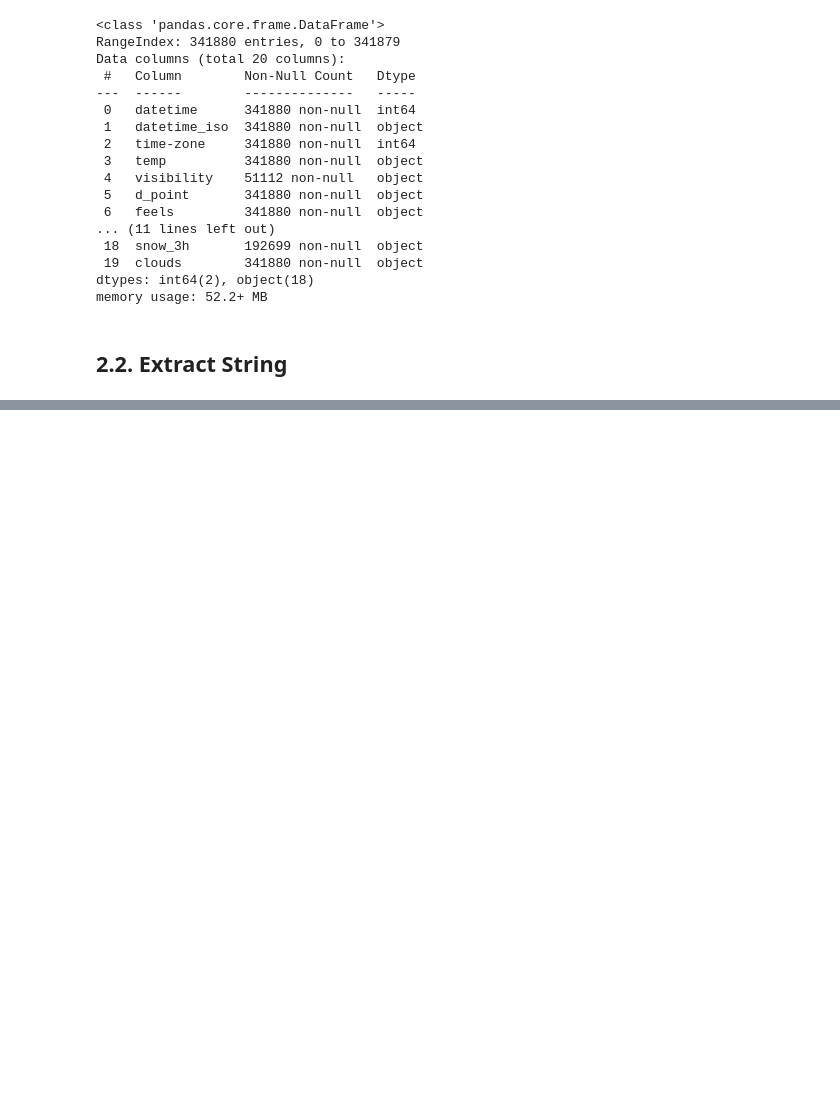
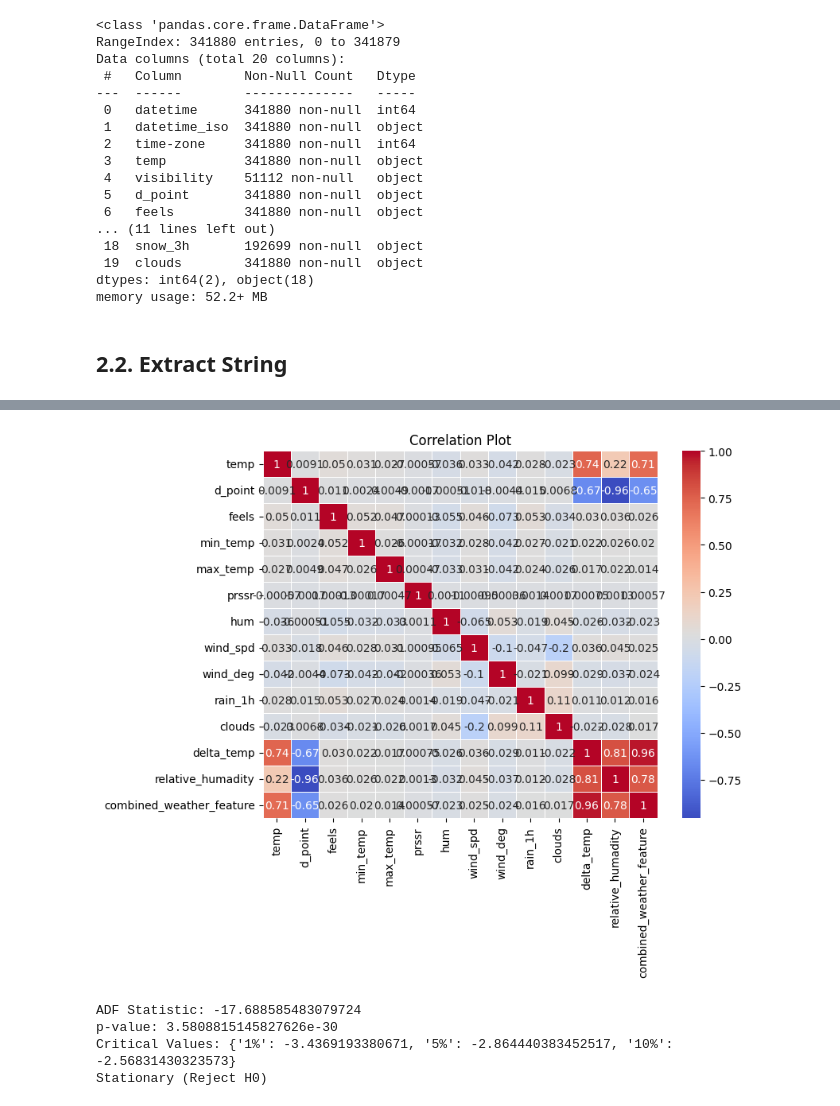
Before and after one commit to aymanrafif/rainforecasting_dq, a Jupyter notebook: lag_implementation.ipynb, the cells around one changed output, grey strips where cells are left out. Saved outputs shown, nothing was run; the diff lists cells and outputs as text; code cells hidden in the pictures; blank space fills up the shorter version.

```diff
--- a/lag_implementation.ipynb
+++ b/lag_implementation.ipynb
@@ -102,0 +233,2 @@ train.head()
+# %%
+train2 = train_df.drop(['rain_3h','snow_1h','snow_3h'], axis = 1)
@@ -102,0 +258,2 @@ train.head()
+# %%
+train2['combined_weather_feature'] = train2['temp'] * train2['relative_humadity'] * train2['clouds']
@@ -102,0 +270,11 @@ train.head()
+# %%
+# Calculate the correlation matrix
+correlation_matrix = train2.corr()
+
+# Create a heatmap using Seaborn
+plt.figure(figsize=(8, 6))
+sns.heatmap(correlation_matrix, annot=True, cmap='coolwarm', linewidths=0.5)
+plt.title('Correlation Plot')
+plt.show()
+# %% [output]
+[figure, added]
@@ -102,0 +304,7 @@ train.head()
+# %%
+test_stationarity(timeseries)
+# %% [output]
+ADF Statistic: -17.688585483079724
+p-value: 3.5808815145827626e-30
+Critical Values: {'1%': -3.4369193380671, '5%': -2.864440383452517, '10%': -2.56831430323573}
+Stationary (Reject H0)
```
Also changed, not shown: parts of 20 cells of this notebook.
